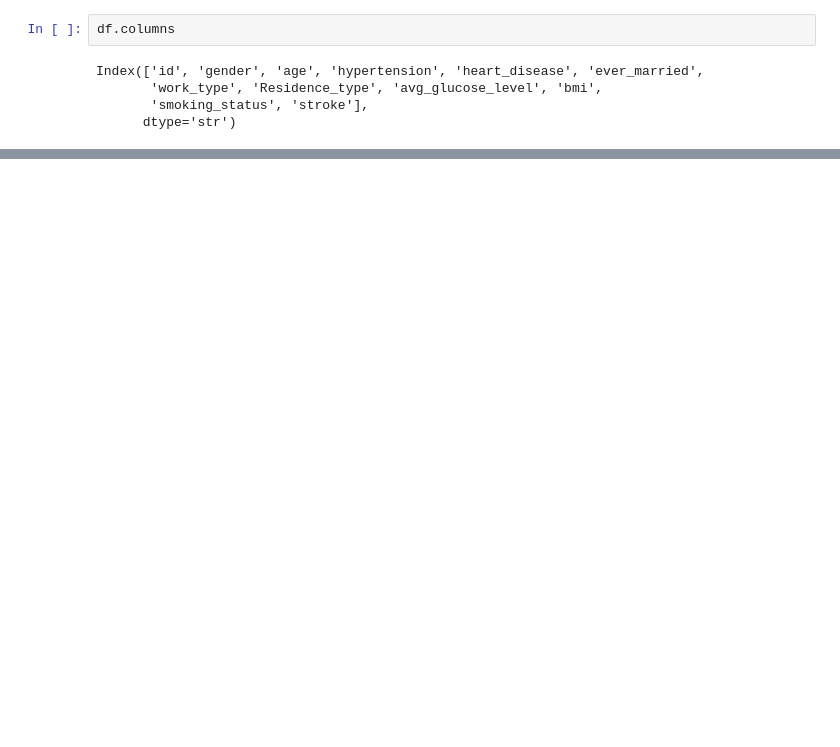
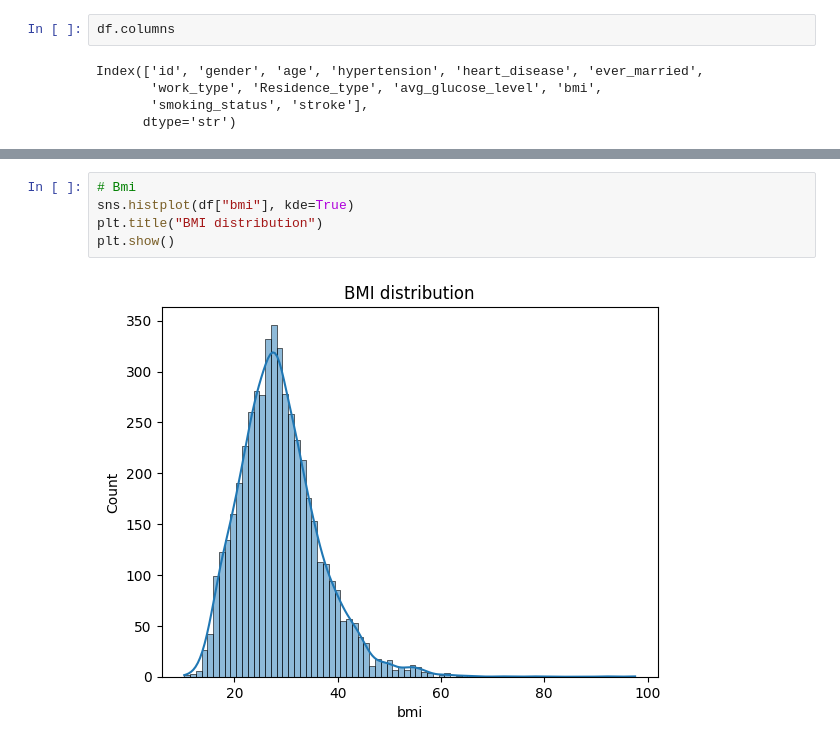
Before and after one commit to darpanadh/AI-Bootcamp, a Jupyter notebook: A4/stroke_prediction.ipynb, the cells around one changed output, grey strips where cells are left out. Saved outputs shown, nothing was run; the diff lists cells and outputs as text; blank space fills up the shorter version.

```diff
--- a/A4/stroke_prediction.ipynb
+++ b/A4/stroke_prediction.ipynb
@@ -86,0 +147,7 @@ Index(['id', 'gender', 'age', 'hypertension', 'heart_disease', 'ever_married',
+# %%
+# Bmi
+sns.histplot(df["bmi"], kde=True)
+plt.title("BMI distribution")
+plt.show()
+# %% [output]
+[figure, added]
```
Also changed, not shown: parts of 51 cells of this notebook.
